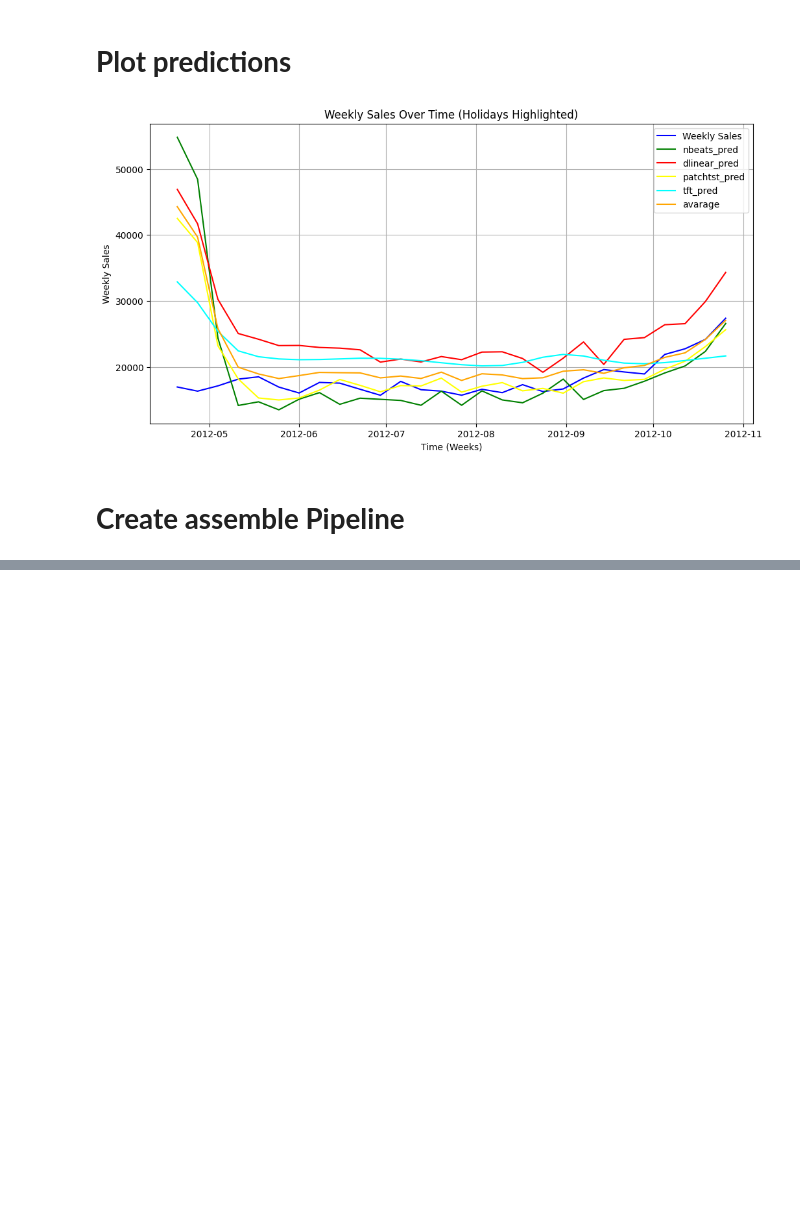
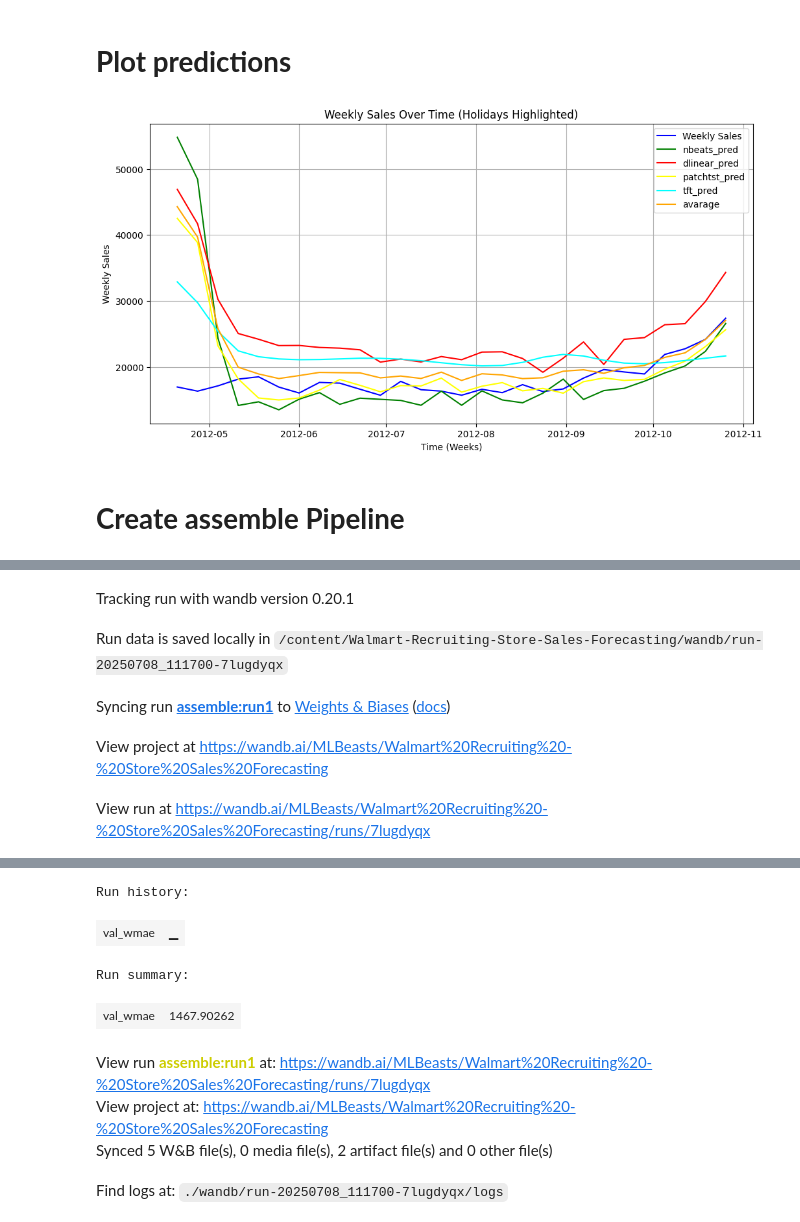
Before and after one commit to azhgh22/Walmart-Recruiting-Store-Sales-Forecasting, a Jupyter notebook: notebooks/unnamed.ipynb, the cells around one changed output, grey strips where cells are left out. Saved outputs shown, nothing was run; the diff lists cells and outputs as text; code cells hidden in the pictures; blank space fills up the shorter version.

```diff
--- a/notebooks/unnamed.ipynb
+++ b/notebooks/unnamed.ipynb
@@ -288,0 +380,37 @@ amodel = NNAssemble([nbeats_model,patchtst_model,tft_model,dlinear_model]).fit(X
+# %%
+import wandb
+import joblib
+
+joblib.dump(amodel, "assemble_run1.pkl")
+wandb.init(project="Walmart Recruiting - Store Sales Forecasting", name="assemble:run1")
+
+wandb.config.update({
+    'score_metric' : 'WMAE',
+    'score_policy' : {
+        'weight on holidays' : 5,
+        'weight on non_holidays' : 1
+    },
+    'models': ['nbeats','dlinear','patchtst','tft'],
+    'params' : 'see prev uploaded runs on each model'
+})
+
+wandb.log({
+    'val_wmae': 1467.9026245365594
+})
+
+
+artifact = wandb.Artifact(
+    name="assemble_run1",
+    type="model",
+)
+
+artifact.add_file("assemble_run1.pkl")
+wandb.log_artifact(artifact)
+
+wandb.finish()
+# %% [output]
+Tracking run with wandb version 0.20.1
+Run data is saved locally in /content/Walmart-Recruiting-Store-Sales-Forecasting/wandb/run-20250708_111700-7lugdyqx
+Syncing run assemble:run1 to Weights & Biases (docs)
+View project at https://wandb.ai/MLBeasts/Walmart%20Recruiting%20-%20Store%20Sales%20Forecasting
+View run at https://wandb.ai/MLBeasts/Walmart%20Recruiting%20-%20Store%20Sales%20Forecasting/runs/7lugdyqx
@@ -288,0 +418,8 @@ amodel = NNAssemble([nbeats_model,patchtst_model,tft_model,dlinear_model]).fit(X
+Run history:
+| val_wmae | ▁ |
+Run summary:
+| val_wmae | 1467.90262 |
+View run assemble:run1 at: https://wandb.ai/MLBeasts/Walmart%20Recruiting%20-%20Store%20Sales%20Forecasting/runs/7lugdyqx
+View project at: https://wandb.ai/MLBeasts/Walmart%20Recruiting%20-%20Store%20Sales%20Forecasting
+Synced 5 W&B file(s), 0 media file(s), 2 artifact file(s) and 0 other file(s)
+Find logs at: ./wandb/run-20250708_111700-7lugdyqx/logs
```
Also changed, not shown: parts of 12 cells of this notebook.
